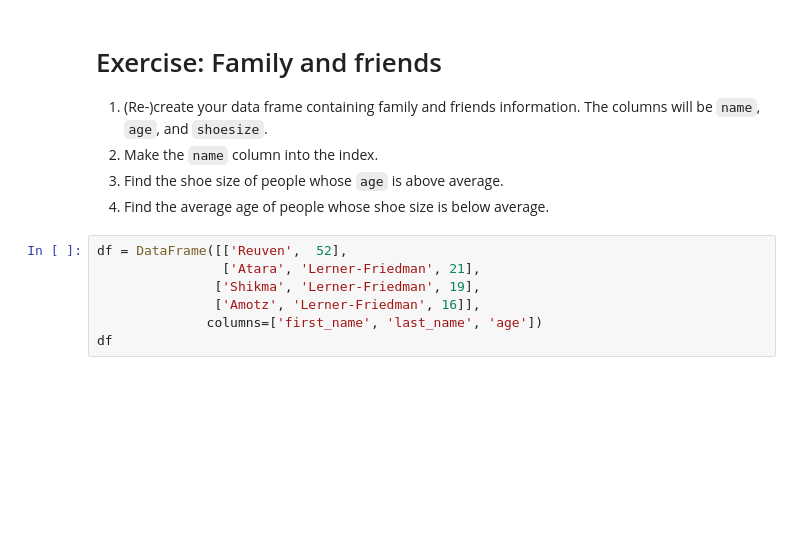
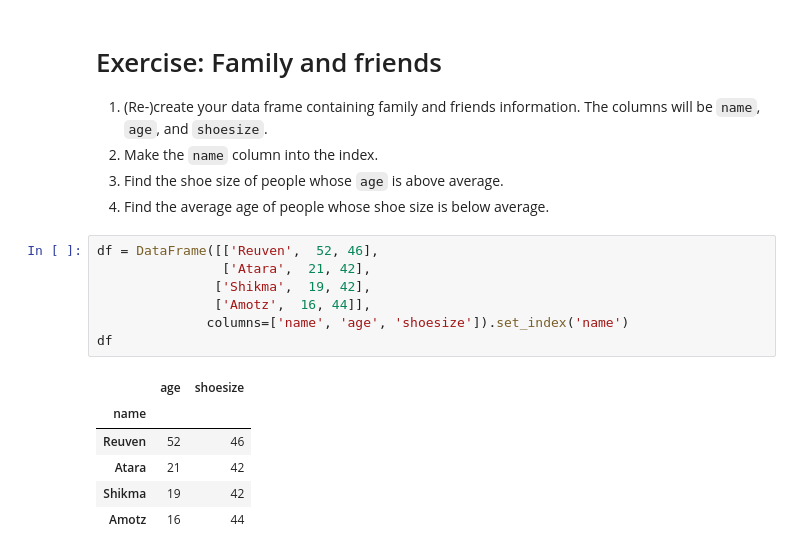
Before and after one commit to reuven/oreilly-2022-07July-analytics, a Jupyter notebook: 2022-08Aug-09.ipynb, the cells around one changed output. Drawn from its saved outputs; the diff is of its cells as text; blank space fills up the shorter version.

```diff
--- a/2022-08Aug-09.ipynb
+++ b/2022-08Aug-09.ipynb
@@ -1793,9 +1793,16 @@ df.loc[df['price'] > df['price'].mean(),     # row selector -- boolean series fi
 3. Find the shoe size of people whose `age` is above average.
 4. Find the average age of people whose shoe size is below average.
 # %%
-df = DataFrame([['Reuven',  52],
-                ['Atara', 'Lerner-Friedman', 21],
-               ['Shikma', 'Lerner-Friedman', 19],
-               ['Amotz', 'Lerner-Friedman', 16]],
-              columns=['first_name', 'last_name', 'age'])
+df = DataFrame([['Reuven',  52, 46],
+                ['Atara',  21, 42],
+               ['Shikma',  19, 42],
+               ['Amotz',  16, 44]],
+              columns=['name', 'age', 'shoesize']).set_index('name')
 df
+# %% [output]
+|  | age | shoesize |
+| name |  |  |
+| Reuven | 52 | 46 |
+| Atara | 21 | 42 |
+| Shikma | 19 | 42 |
+| Amotz | 16 | 44 |
```
Also changed, not shown: parts of 2 cells of this notebook.
